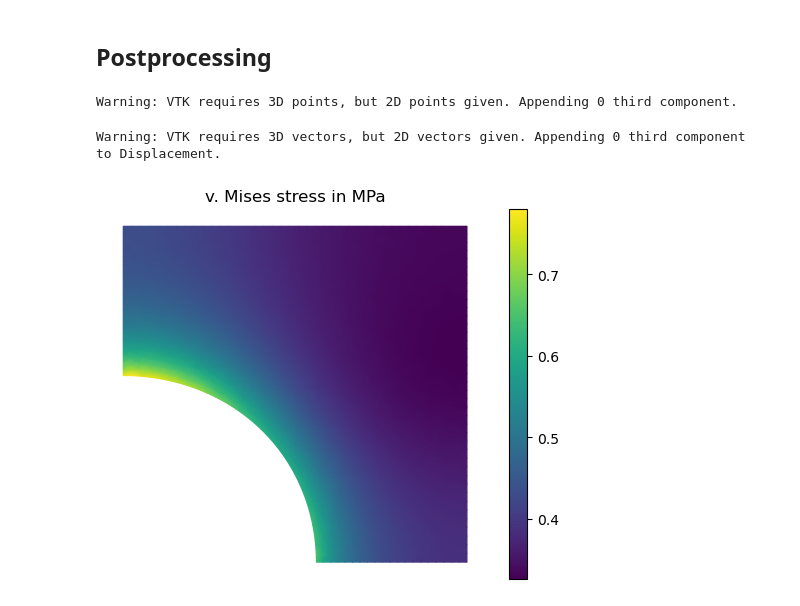
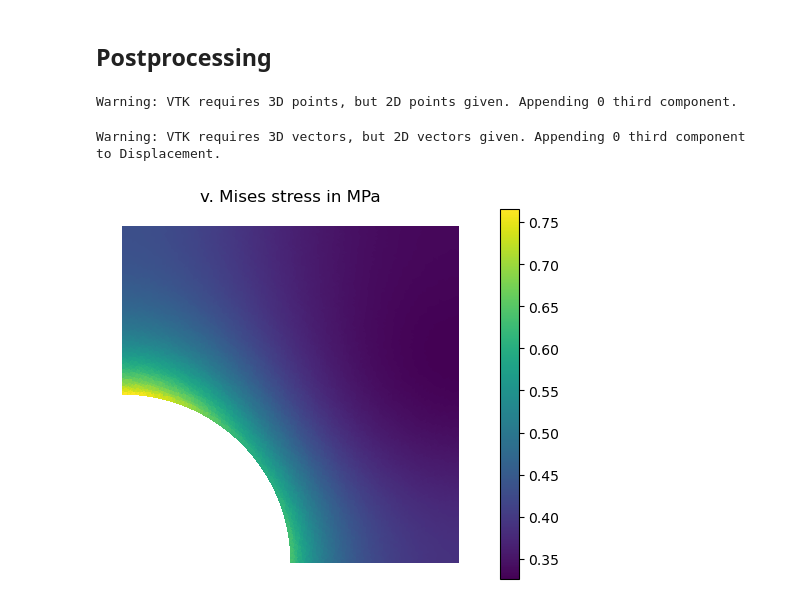
Before and after one commit to sebatomon/PINNs_for_simple_shape_optimization, a Jupyter notebook: scikit_fem.ipynb, the cells around one changed output. Saved outputs shown, nothing was run; the diff lists cells and outputs as text; code cells hidden in the pictures.

Commit message:
Update reference data.

```diff
--- a/scikit_fem.ipynb
+++ b/scikit_fem.ipynb
@@ -59,7 +60,7 @@ print(mesh)
 ## Create the FEM function space
 # %%
 # Define first order triangles and define a 2d variable on it (u1 and u2)
-element = fem.ElementVector(fem.ElementTriP1(), 2)
+element = fem.ElementVector(fem.ElementTriP2(), 2)
 # Function space
 basis = fem.Basis(mesh, element)
 # %% [markdown]
@@ -107,14 +122,20 @@ $$
 # Get all degrees of freedom and set appropiate entry to prescribed BCs.
 u = basis.zeros()
 u[basis.get_dofs({"right"}).nodal['u^1']] = EPS0 * L
+u[basis.get_dofs({"right"}).facet['u^1']] = EPS0 * L
 u[basis.get_dofs({"top"}).nodal['u^2']] = RATIO * EPS0 * L
+u[basis.get_dofs({"top"}).facet['u^2']] = RATIO * EPS0 * L
 
 
 cons = np.concatenate([
     basis.get_dofs({"left"}).nodal['u^1'],
+    basis.get_dofs({"left"}).facet['u^1'],
     basis.get_dofs({"bottom"}).nodal['u^2'],
+    basis.get_dofs({"bottom"}).facet['u^2'],
     basis.get_dofs({"right"}).nodal['u^1'],
-    basis.get_dofs({"top"}).nodal['u^2']
+    basis.get_dofs({"right"}).facet['u^1'],
+    basis.get_dofs({"top"}).nodal['u^2'],
+    basis.get_dofs({"top"}).facet['u^2']
     ]
 )
 
@@ -132,34 +153,44 @@ u = fem.solve(*fem.condense(K, B, x=u, I=I))
 # %% [markdown]
 ## Postprocessing
 # %%
-# Compute stress
-sgb = basis.with_element(fem.ElementVector(element))
+# Get nodal positions
+x = np.zeros_like(u)
+dofs0 = list(basis.nodal_dofs[0]) + list(basis.facet_dofs[0])
+dofs1 = list(basis.nodal_dofs[1]) + list(basis.facet_dofs[1])
+x[dofs0] = mesh.doflocs[0]
+x[dofs1] = mesh.doflocs[1]
+
+# Compute stress on quadrature points
 ui = basis.interpolate(u)
-S = sgb.project(sigma(sym_grad(ui)))
-Sxx = S[sgb.nodal_dofs[0]]
-Sxy = S[sgb.nodal_dofs[1]]
-Syy = S[sgb.nodal_dofs[3]]
-Smises = np.sqrt(Sxx**2 + Syy**2 - Sxx*Syy + 3*Sxy**2)
+xi = basis.interpolate(x)
+S = sigma(sym_grad(ui))
+Smises = np.sqrt(S[0,0]**2 + S[1,1]**2 - S[0,0]*S[1,1] + 3*S[0,1]**2)
 
 # Save mesh
-mesh.save(f"result_Rx={Rx}.vtk", point_data={"Displacement": u.reshape((-1, 2)), "Stress": S.reshape((-1,4))})
+mesh.save(f"result_Rx={Rx}.vtk",
+            point_data={"Displacement": u.reshape((-1, 2))},
+            cell_data={"Sxx": [np.mean(S[0,0], axis=-1)],
+                       "Sxy": [np.mean(S[0,1], axis=-1)],
+                       "Syy": [np.mean(S[1,1], axis=-1)],
+                       "Smises": [np.mean(Smises, axis=-1)],
+                       })
 
 # Save results
-inputs = np.stack([mesh.doflocs[0], mesh.doflocs[1], Rx * np.ones_like(mesh.doflocs[0])])
+inputs = np.stack([xi[0].ravel(), xi[1].ravel(), Rx * np.ones_like(xi[0].ravel())])
 np.savetxt(f"data/inputs_Rx={Rx}.csv", inputs.T, delimiter=",", header="X,Y,R")
-outputs = np.stack([Sxx, Syy, Sxy, Smises])
+outputs = np.stack([S[0,0].ravel(), S[1,1].ravel(), S[0,1].ravel(), Smises.ravel()])
 np.savetxt(f"data/outputs_Rx={Rx}.csv", outputs.T, delimiter=",", header="Sxx,Syy,Sxy, Smises")
 
 # Compute deformed mesh
 defmesh = copy.deepcopy(mesh)
-defmesh.doflocs[0] += u[basis.nodal_dofs[0]]
-defmesh.doflocs[1] += u[basis.nodal_dofs[1]]
+defmesh.doflocs[0] += u[dofs0]
+defmesh.doflocs[1] += u[dofs1]
 
 # Plot results
-p = plot(defmesh, Smises, colorbar=True, shading='gouraud', cmap="viridis")
+p = plot(mesh, np.mean(Smises, axis=-1), colorbar=True, cmap="viridis")
 p.set_title("v. Mises stress in MPa")
 p.show()
 # %% [output]
 Warning: VTK requires 3D points, but 2D points given. Appending 0 third component.
 Warning: VTK requires 3D vectors, but 2D vectors given. Appending 0 third component to Displacement.
-[figure, old version]
+[figure, new version]
```
Also changed, not shown: parts of 2 cells of this notebook, 24 other files.
